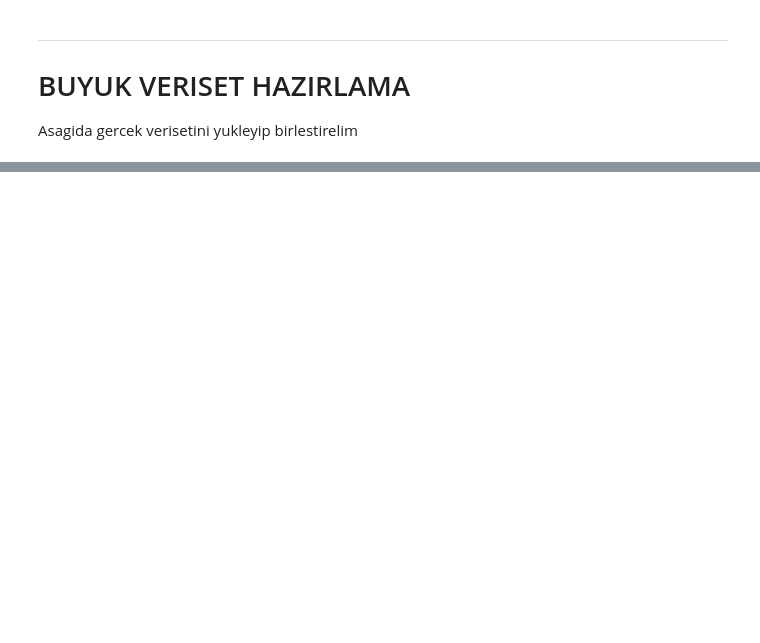
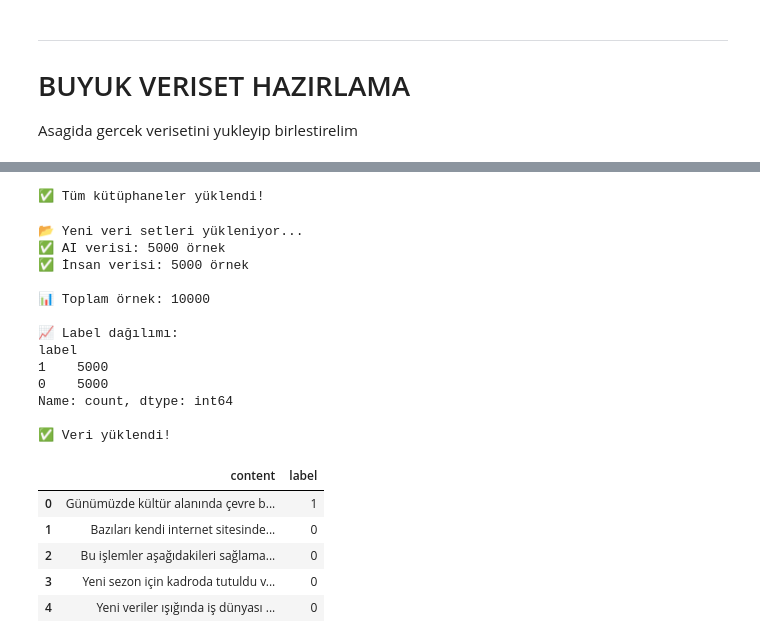
Before and after one commit to yusufserdarr/zeroGPT, a Jupyter notebook: ilkDeneme.ipynb, the cells around one changed output, grey strips where cells are left out. Drawn from its saved outputs; the diff is of its cells as text; code cells hidden in the pictures; blank space fills up the shorter version.

```diff
--- a/ilkDeneme.ipynb
+++ b/ilkDeneme.ipynb
@@ -250,0 +170,62 @@ Bugün hava oldukça güzeldi, kahvemi alıp sahilde yürüyüş yaptım.
+# %%
+# 1. Kütüphaneleri yükle
+import pandas as pd
+import numpy as np
+import re
+import joblib
+from collections import Counter
+from sklearn.model_selection import train_test_split
+from sklearn.feature_extraction.text import TfidfVectorizer
+from sklearn.preprocessing import StandardScaler
+from sklearn.ensemble import GradientBoostingClassifier
+from sklearn.metrics import accuracy_score, classification_report
+from scipy.sparse import hstack
+import warnings
+warnings.filterwarnings('ignore')
+
+print("✅ Tüm kütüphaneler yüklendi!")
+# %% [output]
+✅ Tüm kütüphaneler yüklendi!
+# %%
+# 2. YENİ VERİ SETLERİNİ YÜKLE (ai_dataset_5k.csv + human_dataset_5k.csv)
+print("📂 Yeni veri setleri yükleniyor...")
+
+# AI veri seti (label=1)
+df_ai = pd.read_csv('ai_dataset_5k.csv', encoding='utf-8-sig')
+print(f"✅ AI verisi: {len(df_ai)} örnek")
+
+# İnsan veri seti (label=0)
+df_human = pd.read_csv('human_dataset_5k.csv', encoding='utf-8-sig')
+print(f"✅ İnsan verisi: {len(df_human)} örnek")
+
+# Birleştir
+df = pd.concat([df_human[['content', 'label']], df_ai[['content', 'label']]], ignore_index=True)
+
+# Karıştır
+df = df.sample(frac=1, random_state=42).reset_index(drop=True)
+
+print(f"\n📊 Toplam örnek: {len(df)}")
+print(f"\n📈 Label dağılımı:")
+print(df['label'].value_counts())
+print(f"\n✅ Veri yüklendi!")
+df.head()
+# %% [output]
+📂 Yeni veri setleri yükleniyor...
+✅ AI verisi: 5000 örnek
+✅ İnsan verisi: 5000 örnek
+
+📊 Toplam örnek: 10000
+
+📈 Label dağılımı:
+label
+1    5000
+0    5000
+Name: count, dtype: int64
+
+✅ Veri yüklendi!
+|  | content | label |
+| 0 | Günümüzde kültür alanında çevre b... | 1 |
+| 1 | Bazıları kendi internet sitesinde... | 0 |
+| 2 | Bu işlemler aşağıdakileri sağlama... | 0 |
+| 3 | Yeni sezon için kadroda tutuldu v... | 0 |
+| 4 | Yeni veriler ışığında iş dünyası ... | 0 |
```
Also changed, not shown: parts of 45 cells of this notebook, 24 other files.
